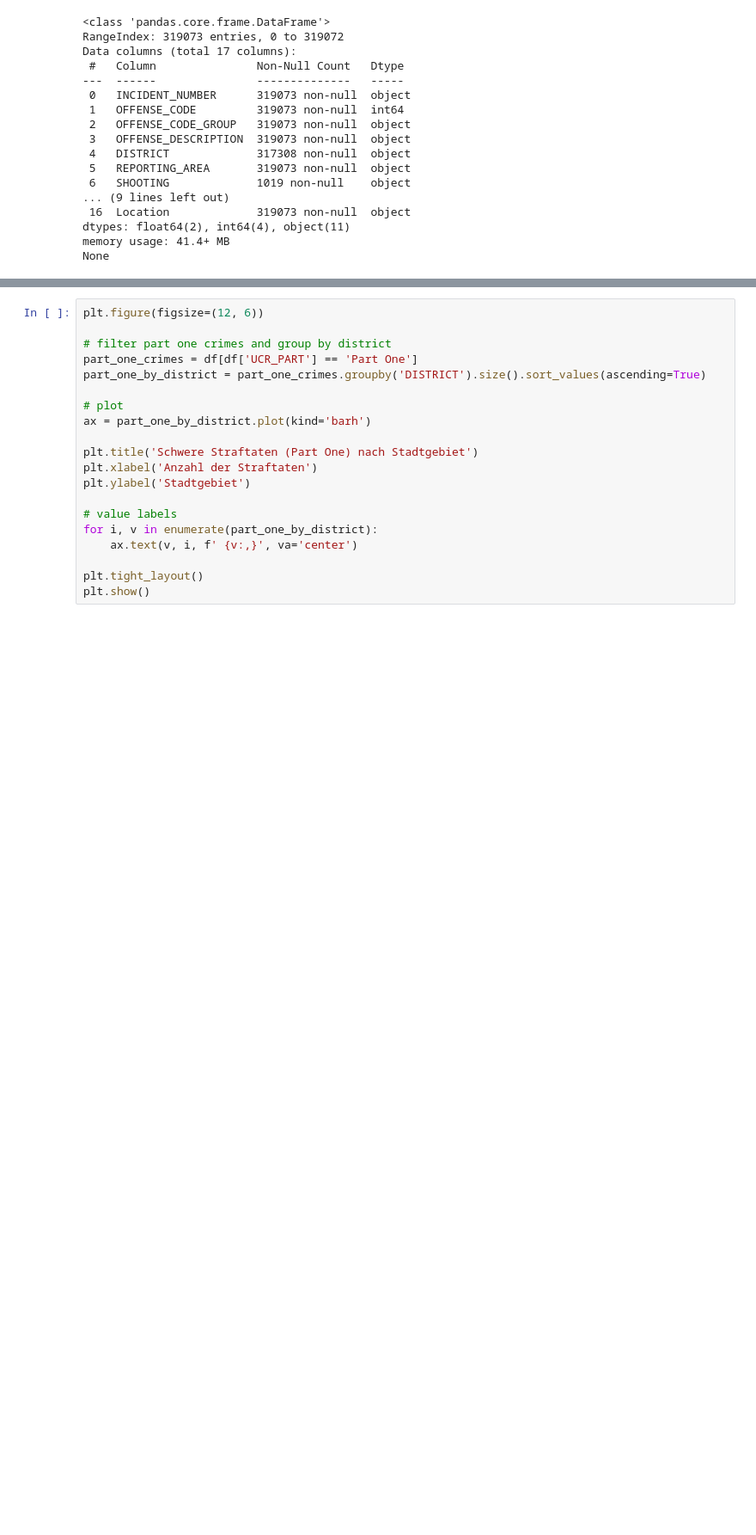
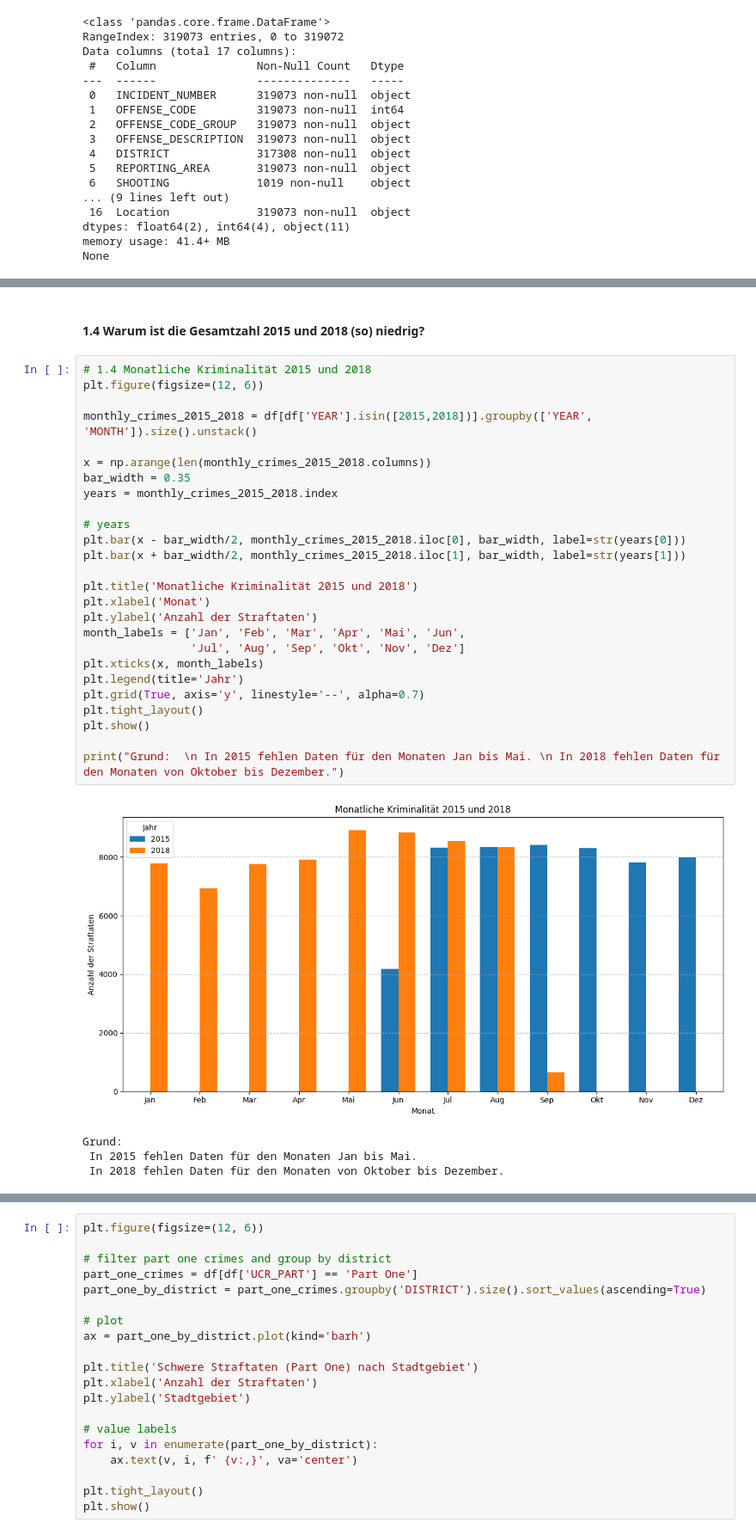
Before and after one commit to Oreo7985/HU-Data-Warehousing, a Jupyter notebook: uebung1/uebung1.ipynb, the cells around one changed output, grey strips where cells are left out. Shown at 86% size. Saved outputs shown, nothing was run; the diff lists cells and outputs as text; blank space fills up the shorter version.

```diff
--- a/uebung1/uebung1.ipynb
+++ b/uebung1/uebung1.ipynb
@@ -172 +117,34 @@ Fehlende Werte: 75,645
+# %% [markdown]
+#### 1.4 Warum ist die Gesamtzahl 2015 und 2018 (so) niedrig?
+# %%
+# 1.4 Monatliche Kriminalität 2015 und 2018
+plt.figure(figsize=(12, 6))
+
+monthly_crimes_2015_2018 = df[df['YEAR'].isin([2015,2018])].groupby(['YEAR', 'MONTH']).size().unstack()
+
+x = np.arange(len(monthly_crimes_2015_2018.columns))
+bar_width = 0.35
+years = monthly_crimes_2015_2018.index
+
+# years
+plt.bar(x - bar_width/2, monthly_crimes_2015_2018.iloc[0], bar_width, label=str(years[0]))
+plt.bar(x + bar_width/2, monthly_crimes_2015_2018.iloc[1], bar_width, label=str(years[1]))
+
+plt.title('Monatliche Kriminalität 2015 und 2018')
+plt.xlabel('Monat')
+plt.ylabel('Anzahl der Straftaten')
+month_labels = ['Jan', 'Feb', 'Mar', 'Apr', 'Mai', 'Jun',
+                'Jul', 'Aug', 'Sep', 'Okt', 'Nov', 'Dez']
+plt.xticks(x, month_labels)
+plt.legend(title='Jahr')
+plt.grid(True, axis='y', linestyle='--', alpha=0.7)
+plt.tight_layout()
+plt.show()
+
+print("Grund:  \n In 2015 fehlen Daten für den Monaten Jan bis Mai. \n In 2018 fehlen Daten für den Monaten von Oktober bis Dezember.")
+# %% [output]
+[figure, added]
+Grund:
+ In 2015 fehlen Daten für den Monaten Jan bis Mai.
+ In 2018 fehlen Daten für den Monaten von Oktober bis Dezember.
 # %% [markdown]
```
Also changed, not shown: parts of 32 cells of this notebook, 3 other files.
